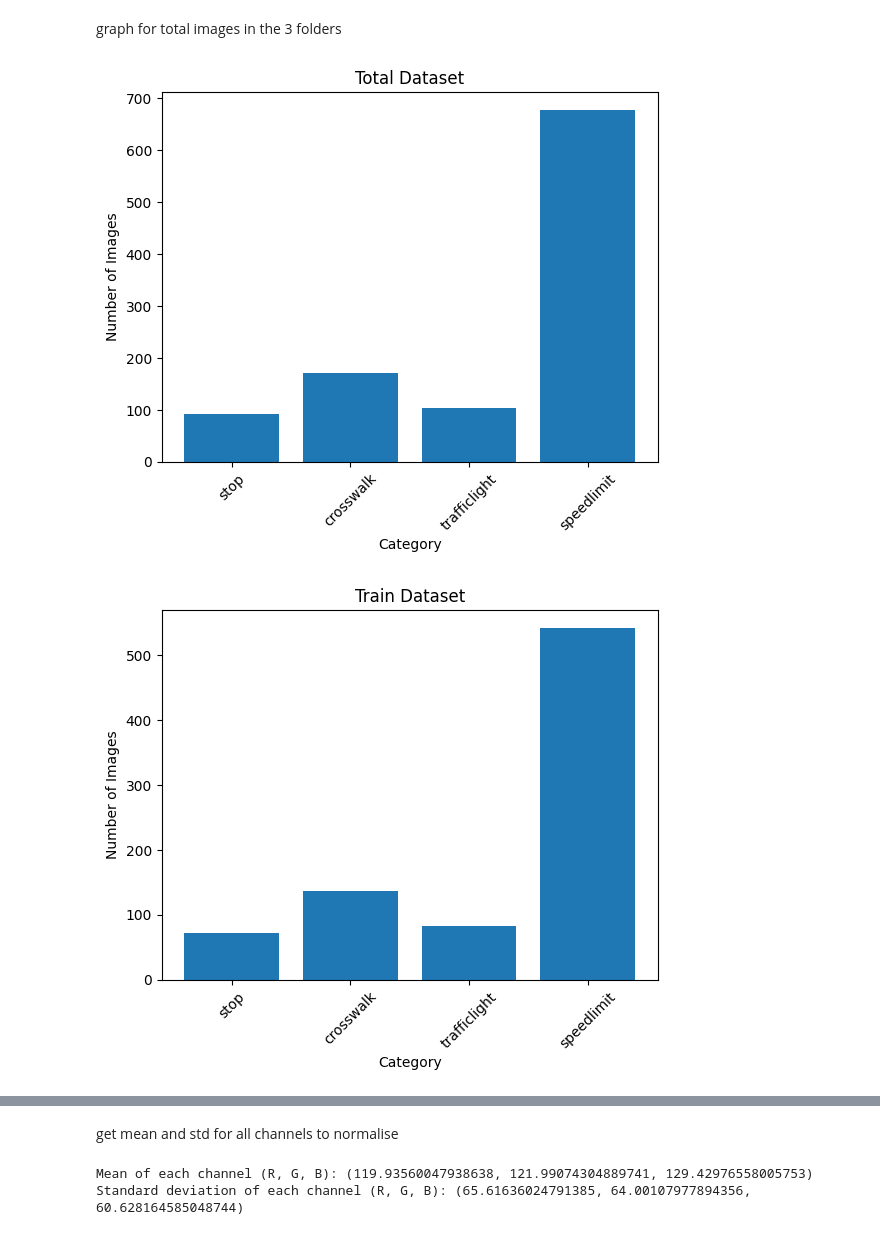
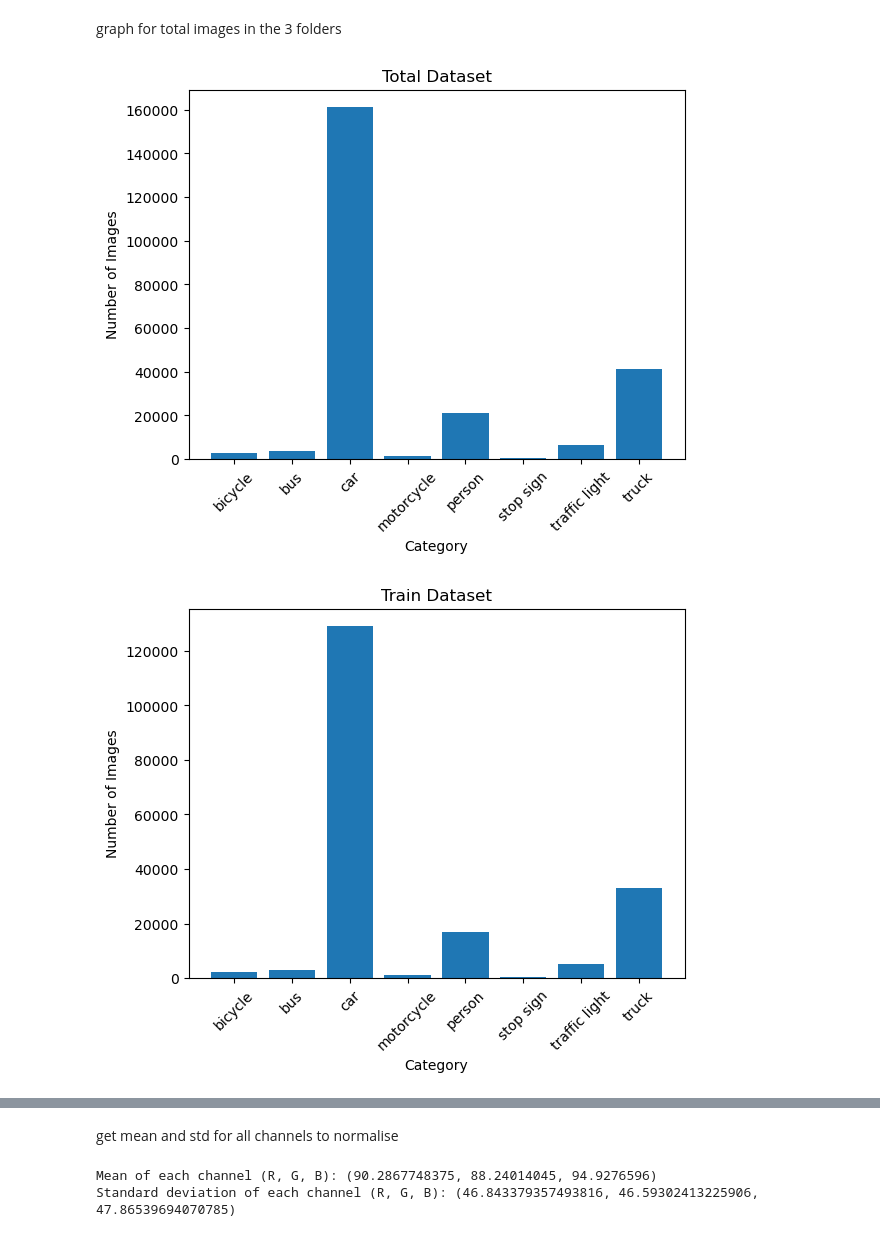
Before and after one commit to njames3134/DL-reweighting, a Jupyter notebook: Last_checkpoint/preprocessing.ipynb, the cells around one changed output, grey strips where cells are left out. Cells and saved outputs as stored; diff of their text form; code cells hidden in the pictures.

```diff
--- a/Last_checkpoint/preprocessing.ipynb
+++ b/Last_checkpoint/preprocessing.ipynb
@@ -63,10 +67,10 @@ for filename in os.listdir(folder_path):
 # %% [markdown]
 create separate train, test, validate folders
 # %%
-source_folder = "./dataset/processed"
-train_folder = './dataset/train'
-test_folder = './dataset/test'
-validate_folder = './dataset/validate'
+source_folder = "../dataset-ninja/processed"
+train_folder = '../dataset-ninja/train'
+test_folder = '../dataset-ninja/test'
+validate_folder = '../dataset-ninja/validate'
 
 # Create destination folders if they don't exist
 for folder in [train_folder, test_folder, validate_folder]:
@@ -117,10 +121,10 @@ for category_folder in os.listdir(source_folder):
         for file in validate_files:
             shutil.copy(os.path.join(category_path, file), os.path.join(validate_category_folder, file))
 # %%
-source_folder = "./dataset/processed"
-train_folder = './dataset/train_unbiased'
-test_folder = './dataset/test_unbiased'
-validate_folder = './dataset/validate_unbiased'
+source_folder = "../dataset-ninja/processed"
+train_folder = '../dataset-ninja/train_unbiased'
+test_folder = '../dataset-ninja/test_unbiased'
+validate_folder = '../dataset-ninja/validate_unbiased'
 
 # Create destination folders if they don't exist
 for folder in [train_folder, test_folder, validate_folder]:
@@ -173,10 +177,10 @@ for category_folder in os.listdir(source_folder):
 # %% [markdown]
 graph for total images in the 3 folders
 # %%
-train_folder = './dataset/train_unbiased'
-test_folder = './dataset/test_unbiased'
-validate_folder = './dataset/validate_unbiased'
-total_folder  = './dataset/processed/'
+train_folder = '../dataset-ninja/train_unbiased'
+test_folder = '../dataset-ninja/test_unbiased'
+validate_folder = '../dataset-ninja/validate_unbiased'
+total_folder = '../dataset-ninja/processed/'
 
 # Function to count the total number of images in each category folder
 def count_images(folder):
@@ -184,32 +188,32 @@ def count_images(folder):
     category_counts = {}
     for category in categories:
         category_path = os.path.join(folder, category)
         if os.path.isdir(category_path):
             num_images = len(os.listdir(category_path))
             category_counts[category] = num_images
     return category_counts
 
 # Count the total number of images in each category for train, test, and validate folders
 train_counts = count_images(train_folder)
 test_counts = count_images(test_folder)
 validate_counts = count_images(validate_folder)
 total_count = count_images(total_folder)
 
 # Plot graphs
 def plot_graph(counts, title):
     categories = list(counts.keys())
     values = list(counts.values())
     plt.bar(categories, values)
     plt.xlabel('Category')
     plt.ylabel('Number of Images')
     plt.title(title)
     plt.xticks(rotation=45)
     plt.show()
 
 plot_graph(total_count, 'Total Dataset')
 plot_graph(train_counts, 'Train Dataset')
 plot_graph(test_counts, 'Test Dataset')
 plot_graph(validate_counts, 'Validation Dataset')
 # %% [output]
-[figure, old version]
+[figure, new version]
-[figure, old version]
+[figure, new version]
@@ -241,6 +245,14 @@ def calculate_channel_stats(image_paths):
         green_values.extend(green_channel.flatten())
         blue_values.extend(blue_channel.flatten())
 
+    # Set default values
+    red_mean = 0
+    green_mean = 0
+    blue_mean = 0
+    red_std = 0
+    green_std = 0
+    blue_std = 0
+
     # Calculate mean and standard deviation for each channel
     red_mean = np.mean(red_values)
     green_mean = np.mean(green_values)
@@ -255,18 +267,20 @@ def get_image_paths(folder):
     image_paths = []
     for root, dirs, files in os.walk(folder):
         for file in files:
-            if file.endswith('.png'):
+            if file.endswith('.jpg'):
                 image_paths.append(os.path.join(root, file))
     return image_paths
 
-folder = "./dataset/processed/"
-image_paths = get_image_paths(folder)
+folder = '../dataset-ninja/processed/'
+n = 8000
+all_image_paths = get_image_paths(folder)
+image_paths = random.sample(all_image_paths, n)
 if len(image_paths) == 0:
-    print("No PNG images found in the folder.")
+    print("No JPEG images found in the folder.")
 else:
     mean, std = calculate_channel_stats(image_paths)
     print("Mean of each channel (R, G, B):", mean)
     print("Standard deviation of each channel (R, G, B):", std)
 # %% [output]
-Mean of each channel (R, G, B): (119.93560047938638, 121.99074304889741, 129.42976558005753)
-Standard deviation of each channel (R, G, B): (65.61636024791385, 64.00107977894356, 60.628164585048744)
+Mean of each channel (R, G, B): (90.2867748375, 88.24014045, 94.9276596)
+Standard deviation of each channel (R, G, B): (46.843379357493816, 46.59302413225906, 47.86539694070785)
```
Also changed, not shown: parts of 5 cells of this notebook, 2 other files.
